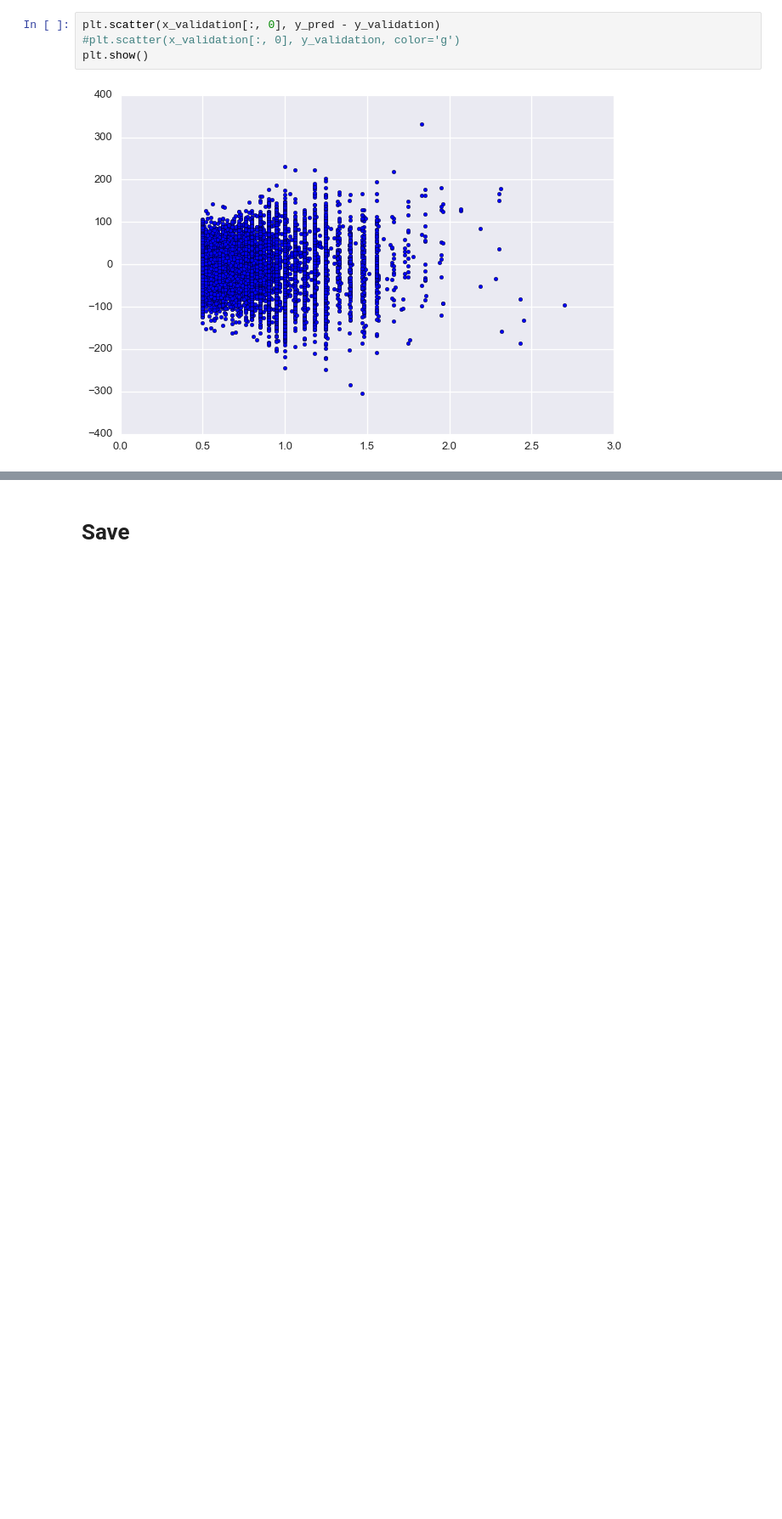
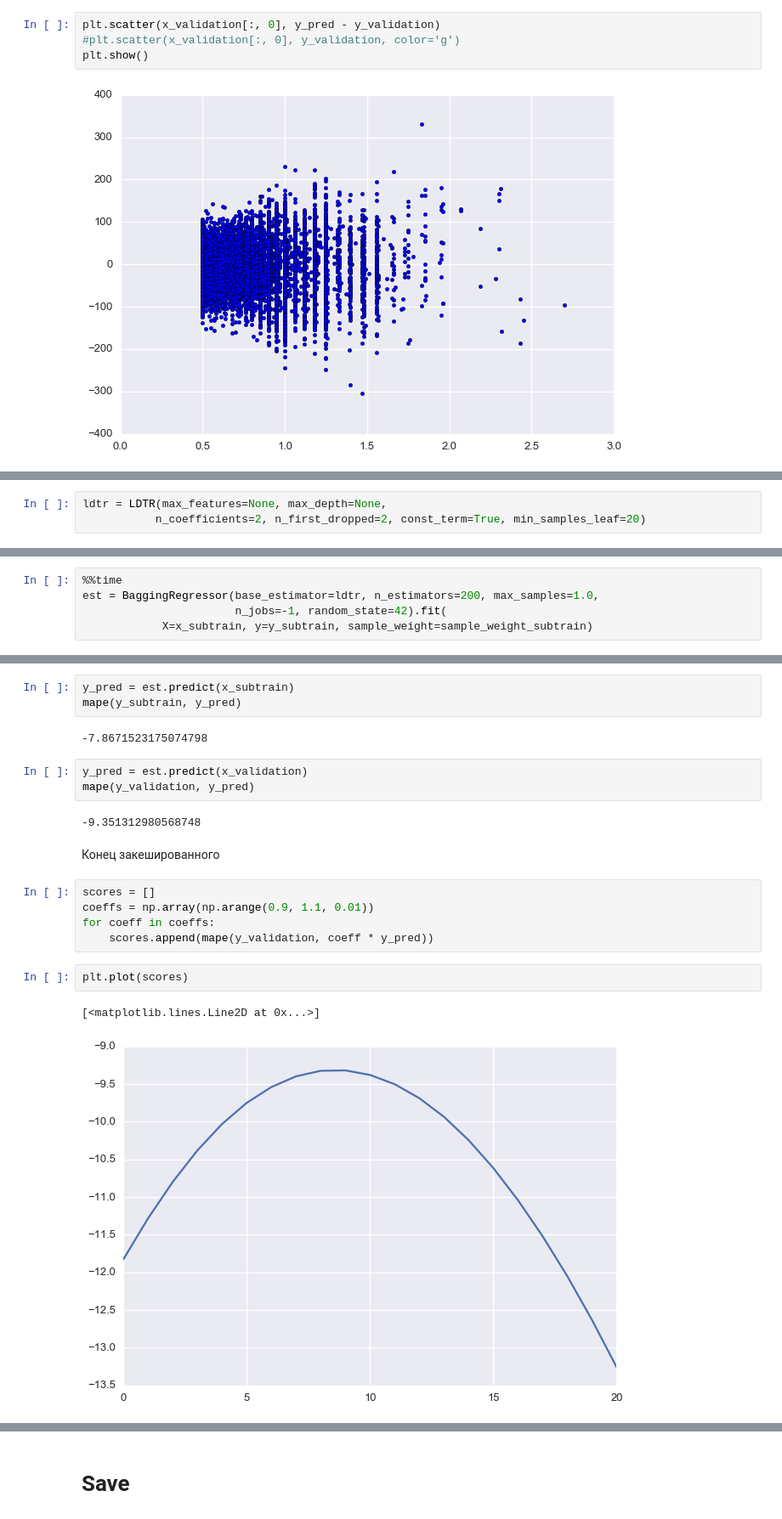
Before and after one commit to alexsyrom/datascience-ml-2, a Jupyter notebook: ldtr.ipynb, the cells around one changed output, grey strips where cells are left out. Shown at 85% size. Cells and saved outputs as stored; diff of their text form; blank space fills up the shorter version.

Commit message:
ldtr research

```diff
--- a/ldtr.ipynb
+++ b/ldtr.ipynb
@@ -344,0 +347,3 @@ plt.show()
+# %%
+ldtr = LDTR(max_features=None, max_depth=None,
+           n_coefficients=2, n_first_dropped=2, const_term=True, min_samples_leaf=20)
@@ -344,0 +365,5 @@ plt.show()
+# %%
+%%time
+est = BaggingRegressor(base_estimator=ldtr, n_estimators=200, max_samples=1.0,
+                       n_jobs=-1, random_state=42).fit(
+            X=x_subtrain, y=y_subtrain, sample_weight=sample_weight_subtrain)
@@ -344,0 +373,22 @@ plt.show()
+# %%
+y_pred = est.predict(x_subtrain)
+mape(y_subtrain, y_pred)
+# %% [output]
+-7.8671523175074798
+# %%
+y_pred = est.predict(x_validation)
+mape(y_validation, y_pred)
+# %% [output]
+-9.351312980568748
+# %% [markdown]
+Конец закешированного
+# %%
+scores = []
+coeffs = np.array(np.arange(0.9, 1.1, 0.01))
+for coeff in coeffs:
+    scores.append(mape(y_validation, coeff * y_pred))
+# %%
+plt.plot(scores)
+# %% [output]
+[<matplotlib.lines.Line2D at 0x...>]
+[figure, added]
```
Also changed, not shown: parts of 49 cells of this notebook, 1 other file.
